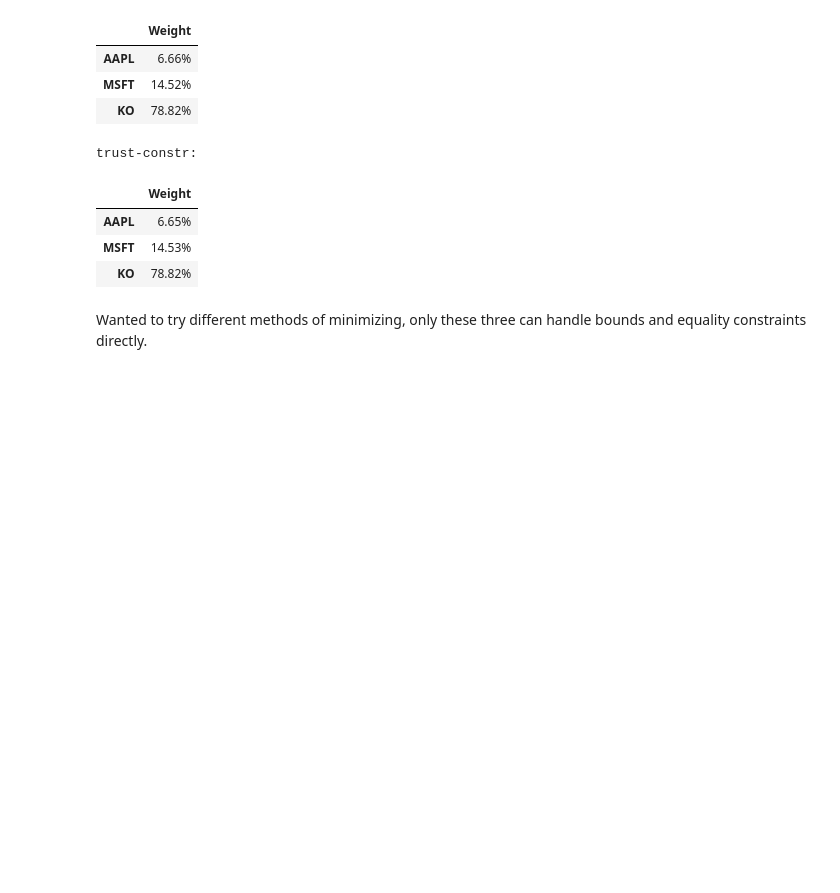
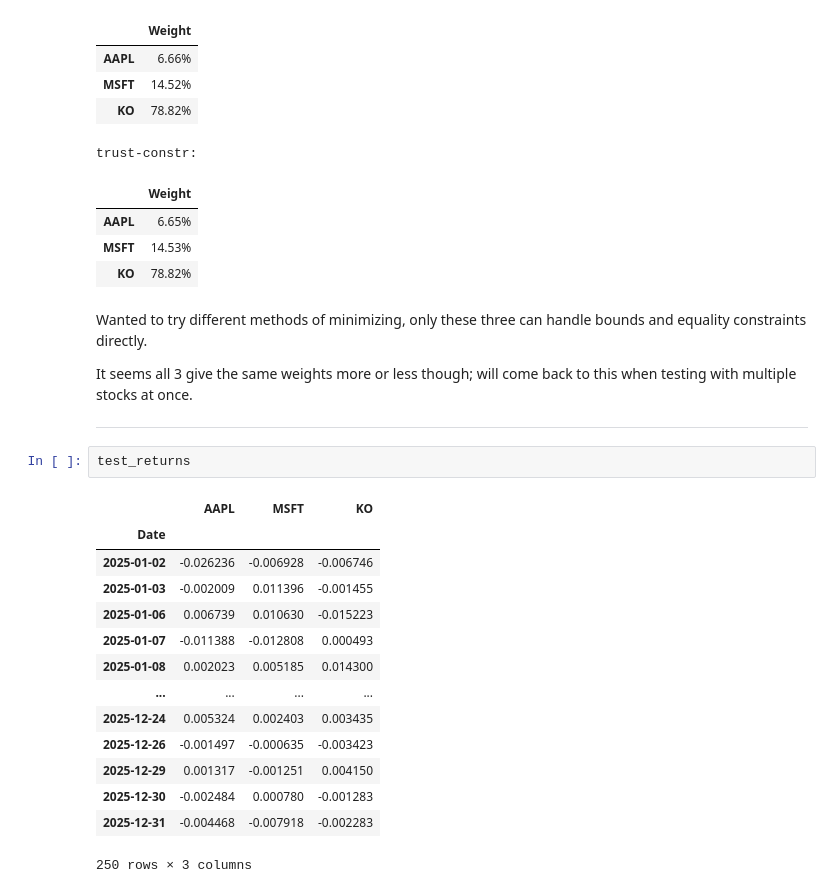
Before and after one commit to dr3gos/portofolio-optimisation, a Jupyter notebook: analysis.ipynb, the cells around one changed output. Drawn from its saved outputs; the diff is of its cells as text; blank space fills up the shorter version.

```diff
--- a/analysis.ipynb
+++ b/analysis.ipynb
@@ -218,3 +218,24 @@ trust-constr:
 | KO | 78.82% |
 # %% [markdown]
 Wanted to try different methods of minimizing, only these three can handle bounds and equality constraints directly.
+
+It seems all 3 give the same weights more or less though; will come back to this when testing with multiple stocks at once.
+
+***
+# %%
+test_returns
+# %% [output]
+|  | AAPL | MSFT | KO |
+| Date |  |  |  |
+| 2025-01-02 | -0.026236 | -0.006928 | -0.006746 |
+| 2025-01-03 | -0.002009 | 0.011396 | -0.001455 |
+| 2025-01-06 | 0.006739 | 0.010630 | -0.015223 |
+| 2025-01-07 | -0.011388 | -0.012808 | 0.000493 |
+| 2025-01-08 | 0.002023 | 0.005185 | 0.014300 |
+| ... | ... | ... | ... |
+| 2025-12-24 | 0.005324 | 0.002403 | 0.003435 |
+| 2025-12-26 | -0.001497 | -0.000635 | -0.003423 |
+| 2025-12-29 | 0.001317 | -0.001251 | 0.004150 |
+| 2025-12-30 | -0.002484 | 0.000780 | -0.001283 |
+| 2025-12-31 | -0.004468 | -0.007918 | -0.002283 |
+250 rows × 3 columns
```
Also changed, not shown: parts of 9 cells of this notebook.
